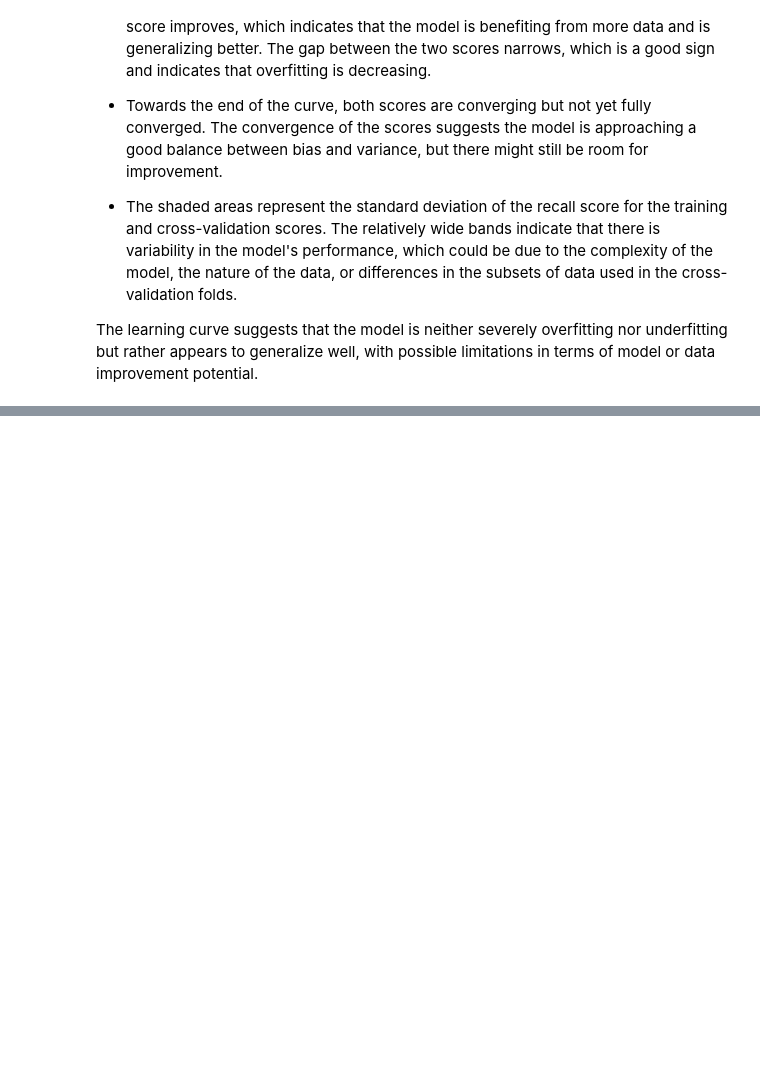
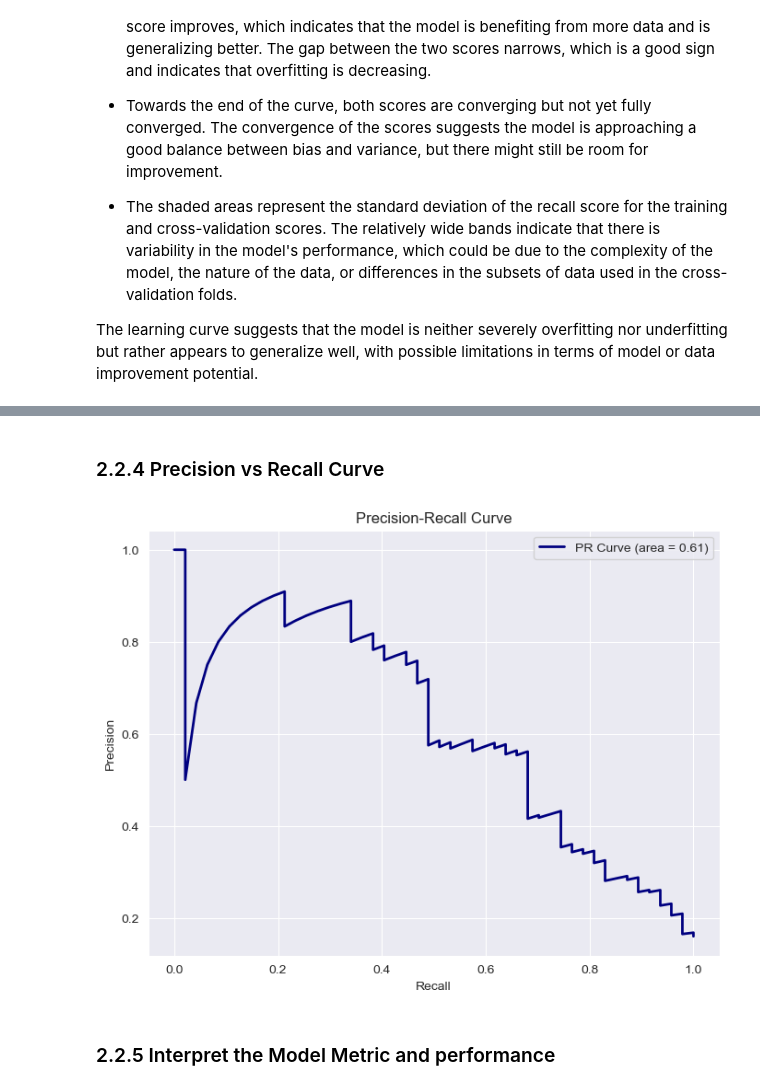
Before and after one commit to yzysnake/Data_Mining_Principles, a Jupyter notebook: Group Project/GroupProject.ipynb, the cells around one changed output, grey strips where cells are left out. Cells and saved outputs as stored; diff of their text form; code cells hidden in the pictures; blank space fills up the shorter version.

```diff
--- a/Group Project/GroupProject.ipynb
+++ b/Group Project/GroupProject.ipynb
@@ -568,0 +606,8 @@ F1 Score: 0.5147058823529412
+# %% [markdown]
+### 2.2.4 Precision vs Recall Curve
+# %%
+plot_precision_recall_curve(best_SVM_model, X, y)
+# %% [output]
+[figure, added]
+# %% [markdown]
+### 2.2.5 Interpret the Model Metric and performance
```
Also changed, not shown: parts of 31 cells of this notebook, 1 other file.
